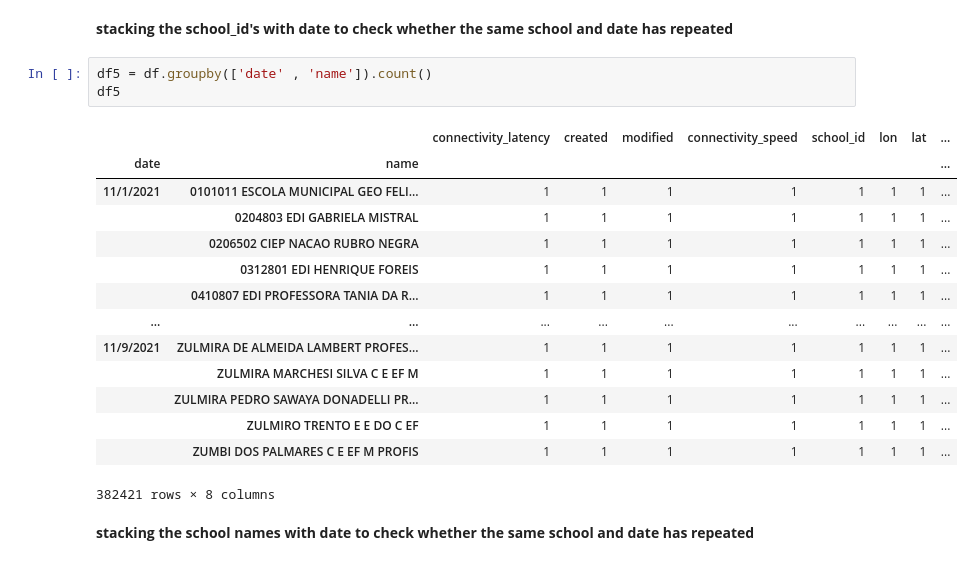
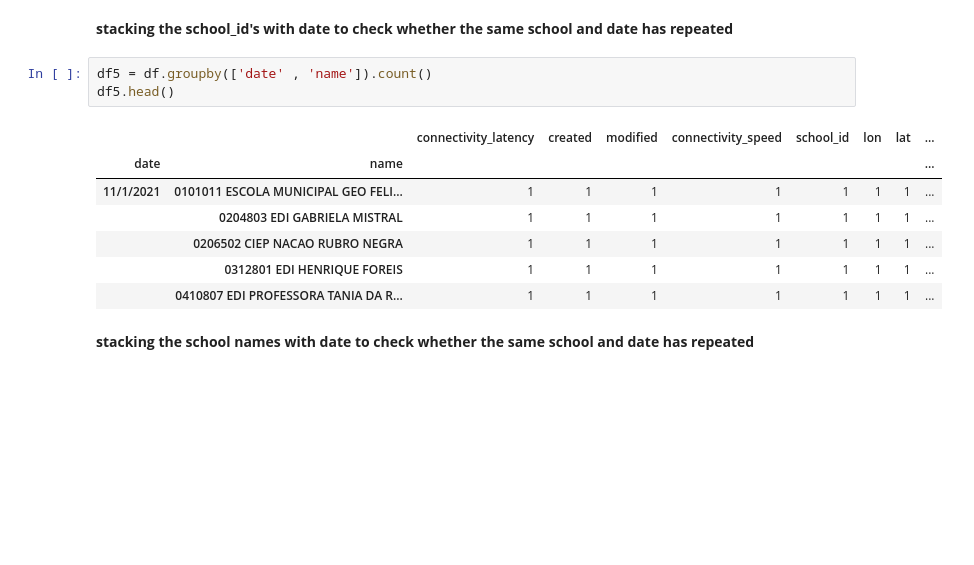
Before and after one commit to HarshaGowtham/UNICEF_RESEARCH_DEEPLEARNING, a Jupyter notebook: E&S_Analysis_UNICEF.ipynb, the cells around one changed output. Drawn from its saved outputs; the diff is of its cells as text; blank space fills up the shorter version.

```diff
--- a/E&S_Analysis_UNICEF.ipynb
+++ b/E&S_Analysis_UNICEF.ipynb
@@ -319,22 +291,15 @@ df4
 **stacking the school_id's with date to check whether the same school and date has repeated**
 # %%
 df5 = df.groupby(['date' , 'name']).count()
-df5
+df5.head()
 # %% [output]
 |  |  | connectivity_latency | created | modified | connectivity_speed | school_id | lon | lat | ... |
 | date | name |  |  |  |  |  |  |  | ... |
 | 11/1/2021 | 0101011 ESCOLA MUNICIPAL GEO FELI... | 1 | 1 | 1 | 1 | 1 | 1 | 1 | ... |
 |  | 0204803 EDI GABRIELA MISTRAL | 1 | 1 | 1 | 1 | 1 | 1 | 1 | ... |
 |  | 0206502 CIEP NACAO RUBRO NEGRA | 1 | 1 | 1 | 1 | 1 | 1 | 1 | ... |
 |  | 0312801 EDI HENRIQUE FOREIS | 1 | 1 | 1 | 1 | 1 | 1 | 1 | ... |
 |  | 0410807 EDI PROFESSORA TANIA DA R... | 1 | 1 | 1 | 1 | 1 | 1 | 1 | ... |
-| ... | ... | ... | ... | ... | ... | ... | ... | ... | ... |
-| 11/9/2021 | ZULMIRA DE ALMEIDA LAMBERT PROFES... | 1 | 1 | 1 | 1 | 1 | 1 | 1 | ... |
-|  | ZULMIRA MARCHESI SILVA C E EF M | 1 | 1 | 1 | 1 | 1 | 1 | 1 | ... |
-|  | ZULMIRA PEDRO SAWAYA DONADELLI PR... | 1 | 1 | 1 | 1 | 1 | 1 | 1 | ... |
-|  | ZULMIRO TRENTO E E DO C EF | 1 | 1 | 1 | 1 | 1 | 1 | 1 | ... |
-|  | ZUMBI DOS PALMARES C E EF M PROFIS | 1 | 1 | 1 | 1 | 1 | 1 | 1 | ... |
-382421 rows × 8 columns
 # %% [markdown]
 **stacking the school names with date  to check whether the same school and date has repeated**
 # %%
```
Also changed, not shown: parts of 17 cells of this notebook.
